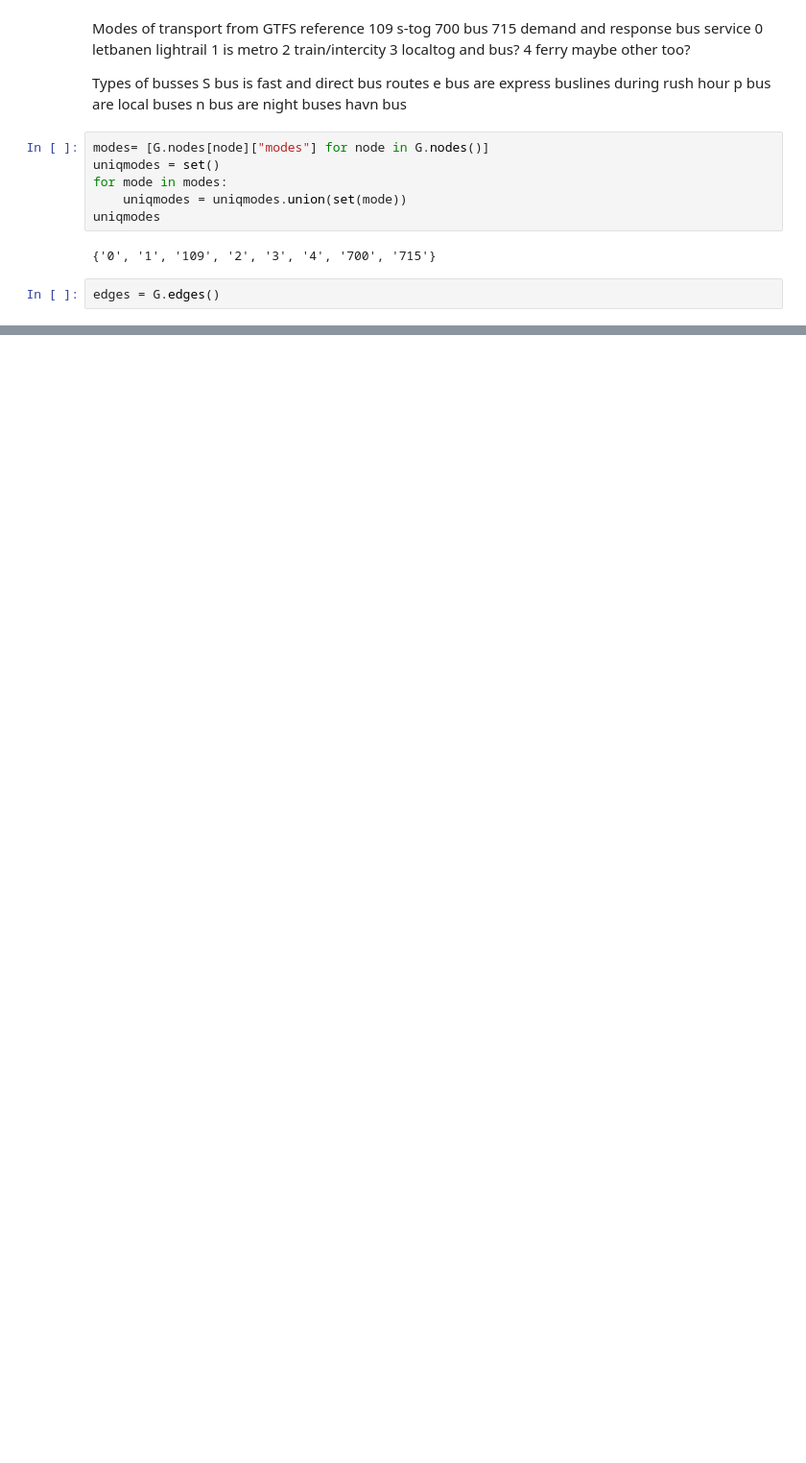
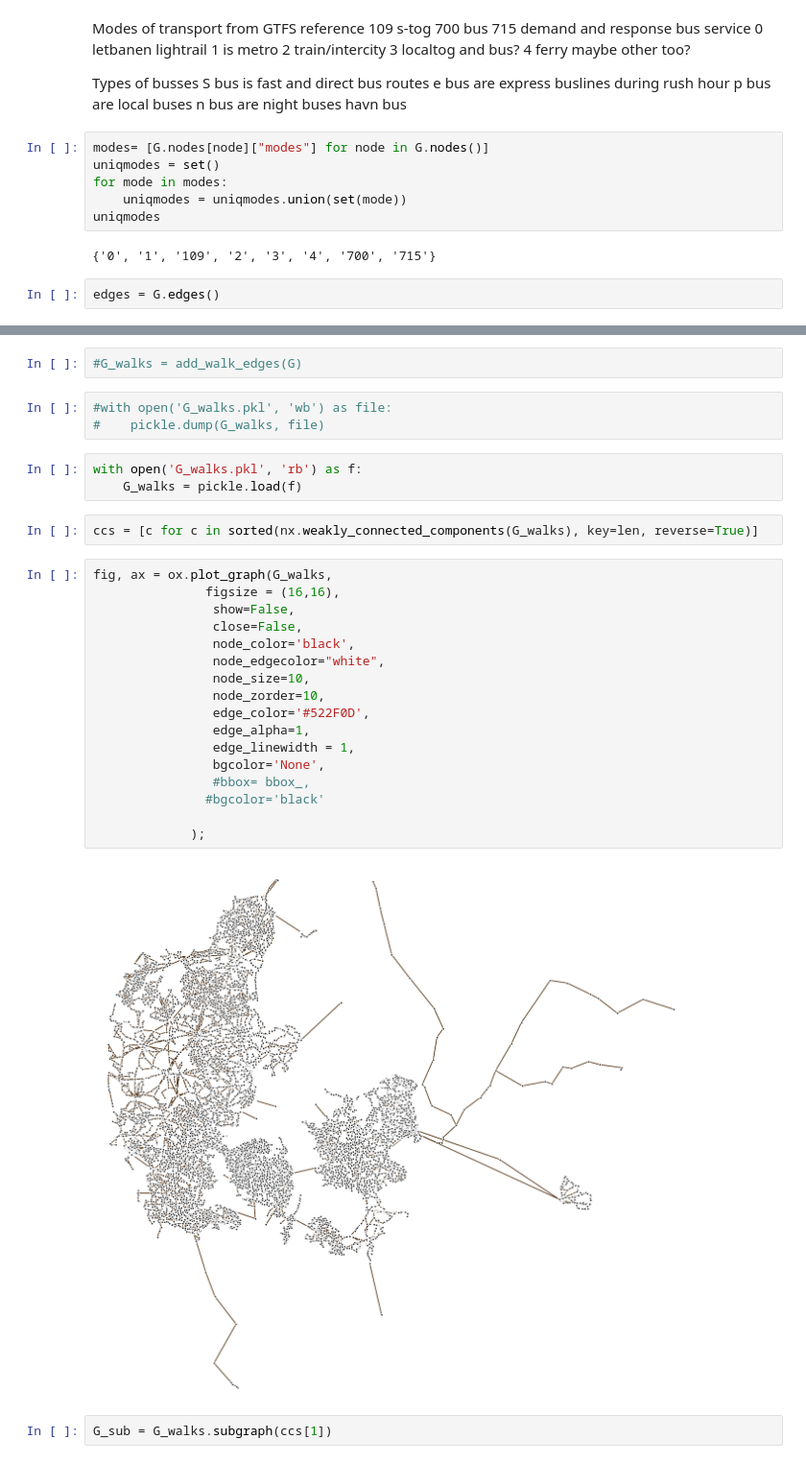
Before and after one commit to johanlaursen/imput, a Jupyter notebook: explore.ipynb, the cells around one changed output, grey strips where cells are left out. Shown at 96% size. Drawn from its saved outputs; the diff is of its cells as text; blank space fills up the shorter version.

```diff
--- a/explore.ipynb
+++ b/explore.ipynb
@@ -169,0 +196,31 @@ AdjacencyView({'O4LSS_000461101800': {0: {'length': 60.0, 'mode': 'transit'}}})
+# %%
+#G_walks = add_walk_edges(G)
+# %%
+#with open('G_walks.pkl', 'wb') as file:
+#    pickle.dump(G_walks, file)
+# %%
+with open('G_walks.pkl', 'rb') as f:
+    G_walks = pickle.load(f)
+# %%
+ccs = [c for c in sorted(nx.weakly_connected_components(G_walks), key=len, reverse=True)]
+# %%
+fig, ax = ox.plot_graph(G_walks,
+               figsize = (16,16),
+                show=False,
+                close=False,
+                node_color='black',
+                node_edgecolor="white",
+                node_size=10,
+                node_zorder=10,
+                edge_color='#522F0D',
+                edge_alpha=1,
+                edge_linewidth = 1,
+                bgcolor='None',
+                #bbox= bbox_,
+               #bgcolor='black'
+
+             );
+# %% [output]
+[figure, added]
+# %%
+G_sub = G_walks.subgraph(ccs[1])
```
Also changed, not shown: parts of 13 cells of this notebook.
